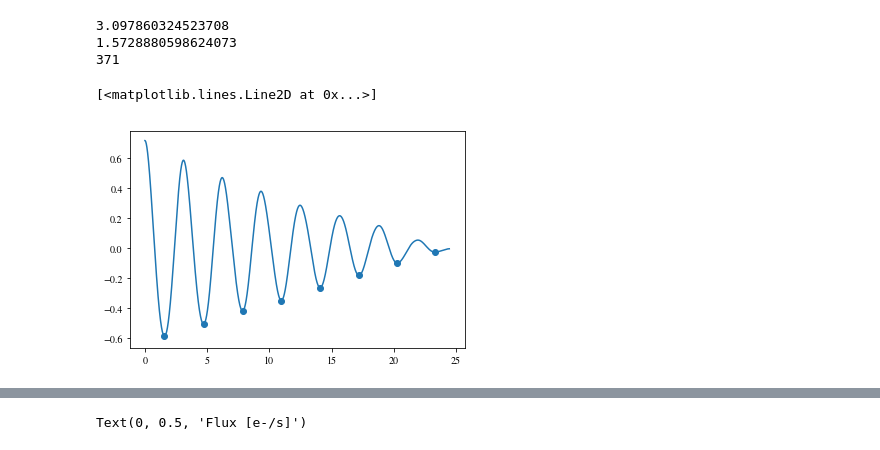
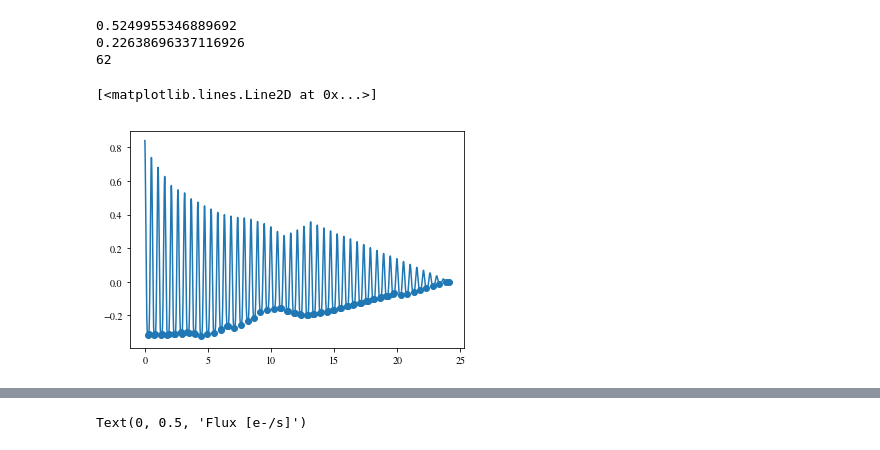
Before and after one commit to spencerw/tess_flare, a Jupyter notebook: gaussianProcess.ipynb, the cells around one changed output, grey strips where cells are left out. Drawn from its saved outputs; the diff is of its cells as text; code cells hidden in the pictures.

```diff
--- a/gaussianProcess.ipynb
+++ b/gaussianProcess.ipynb
@@ -69,0 +82,32 @@ Text(0, 0.5, 'Flux [e-/s]')
+# %%
+dt_limit = 12/24 # 12 hours
+trim = 4/24 # 4 hours
+istart, istop = id_segments(time, dt_limit, dt_trim=trim)
+
+time_trim = np.array([])
+flux_trim = np.array([])
+error_trim = np.array([])
+
+for seg_idx in range(len(istart)):
+    print(time[istart[seg_idx]], time[istop[seg_idx]])
+    time_seg = time[istart[seg_idx]:istop[seg_idx]]
+    flux_seg = flux[istart[seg_idx]:istop[seg_idx]]
+    error_seg = error[istart[seg_idx]:istop[seg_idx]]
+
+    time_trim = np.concatenate((time_trim, time_seg), axis=0)
+    flux_trim = np.concatenate((flux_trim, flux_seg), axis=0)
+    error_trim = np.concatenate((error_trim, error_seg), axis=0)
+
+time = time_trim
+flux = flux_trim
+error = error_trim
+
+median = np.nanmedian(flux)
+#plt.plot(time_trim/median, flux_trim)
+#plt.xlabel('Time [BJD - 2457000, days]')
+#plt.ylabel('Flux [e-/s]')
+#np.isnan(time_trim).any()
+
+#time = time_trim
+#flux = flux_trim
+#error = error_trim
@@ -69,0 +117,6 @@ Text(0, 0.5, 'Flux [e-/s]')
+# %%
+median = np.nanmedian(flux)
+plt.plot(time/median, flux)
+plt.xlabel('Time [BJD - 2457000, days]')
+plt.ylabel('Flux [e-/s]')
+np.isnan(time).any()
@@ -91,25 +147,25 @@ plt.yscale('log')
 # %%
 from scipy.signal import argrelextrema
 
-acf = xo.autocorr_estimator(x, y, yerr=yerr, min_period=0.1, max_period=27, max_peaks=2)
+acf = xo.autocorr_estimator(x, y, yerr=yerr, min_period=0.01, max_period=100, max_peaks=2)
 period = acf['peaks'][0]['period']
 print(period)
 min_idx = argrelextrema(acf['autocorr'][1], np.less)
 window = acf['autocorr'][0][min_idx][0]
 print(window)
 plt.scatter(acf['autocorr'][0][min_idx], acf['autocorr'][1][min_idx])
 
 acf_1dt = acf['peaks'][0]['period']
 mask = np.where((acf['autocorr'][0] == acf['peaks'][0]['period']))[0]
 acf_1pk = acf['autocorr'][1][mask][0]
 s_window = int(acf_1dt/np.fabs(np.nanmedian(np.diff(x))) / 6)
 print(s_window)
 
 plt.plot(acf['autocorr'][0], acf['autocorr'][1])
 # %% [output]
-3.097860324523708
-1.5728880598624073
-371
+0.5249955346889692
+0.22638696337116926
+62
 [<matplotlib.lines.Line2D at 0x...>]
-[figure, old version]
+[figure, new version]
 # %%
```
Also changed, not shown: parts of 13 cells of this notebook.
